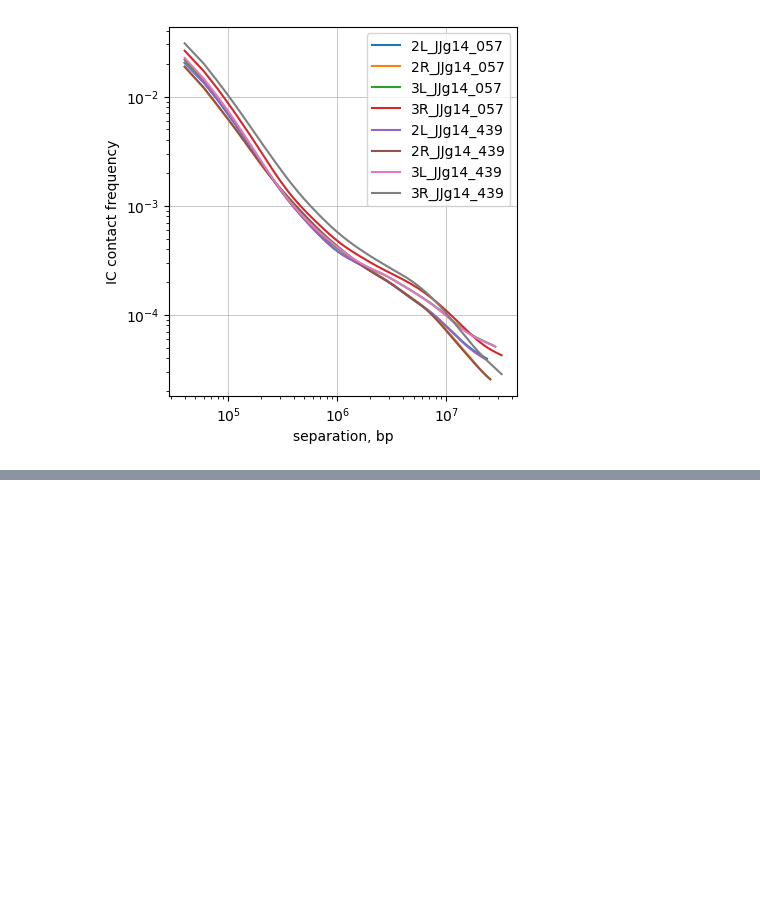
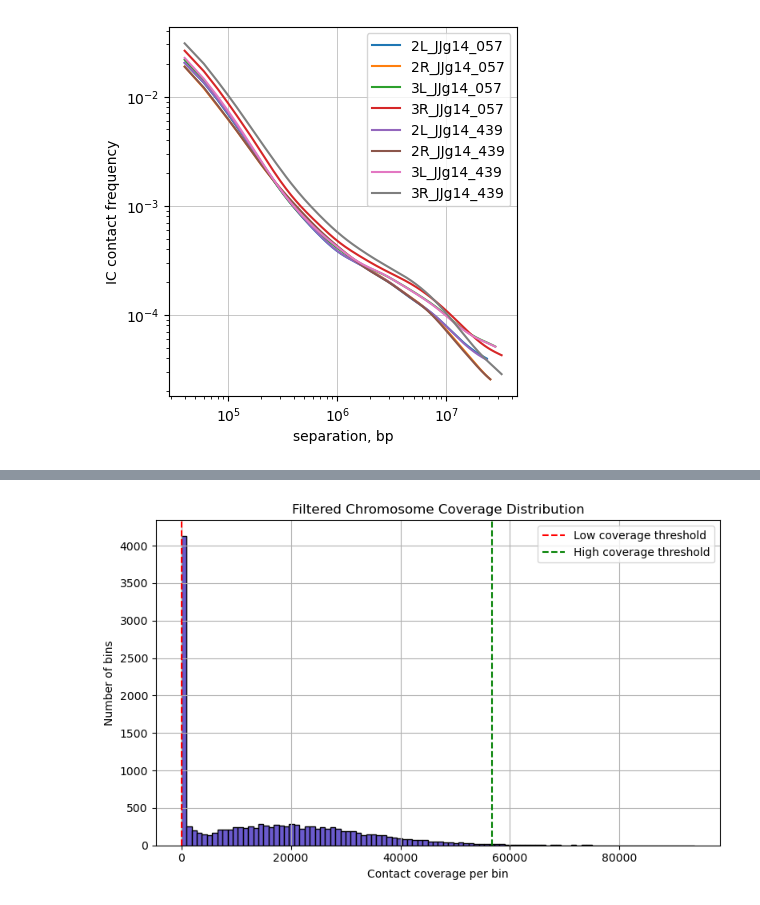
Before and after one commit to gerikson/20250625_PoreC_Jumana, a Jupyter notebook: 20250702_balancingCoolers.ipynb, the cells around one changed output, grey strips where cells are left out. Saved outputs shown, nothing was run; the diff lists cells and outputs as text; code cells hidden in the pictures; blank space fills up the shorter version.

```diff
--- a/20250702_balancingCoolers.ipynb
+++ b/20250702_balancingCoolers.ipynb
@@ -350,0 +447,85 @@ See the caveats in the documentation: https://pandas.pydata.org/pandas-docs/stab
+# %%
+import cooler
+import pandas as pd
+import matplotlib.pyplot as plt
+
+# Load your .cool file
+cool_path = "/data/alhajabed/FlyHiC/PoreC/20250625_balancedMcools/20250403_PnMs_merged_diploidGenome.20kb.cool"
+clr = cooler.Cooler(cool_path)
+
+# Load bins and pixel data
+bins = clr.bins()[:].copy()
+pixels = clr.pixels()[:]
+
+# Filter to include only the target chromosomes
+target_chromosomes = [
+    "2L_JJg14_439", "2R_JJg14_439", "3L_JJg14_439", "3R_JJg14_439",
+    "4_JJg14_439", "X_JJg14_439", "Y_JJg14_439",
+    "2L_JJg14_057", "2R_JJg14_057", "3L_JJg14_057", "3R_JJg14_057",
+    "4_JJg14_057", "X_JJg14_057", "Y_JJg14_057"
+]
+bins = bins[bins["chrom"].isin(target_chromosomes)].copy()
+
+# Compute contact coverage per bin
+bin1_counts = pixels.groupby("bin1_id")["count"].sum()
+bin2_counts = pixels.groupby("bin2_id")["count"].sum()
+coverage = bin1_counts.add(bin2_counts, fill_value=0)
+
+# Merge coverage into bins
+bins["coverage"] = coverage
+bins["coverage"].fillna(0, inplace=True)
+
+# Re-filter again to avoid stray pixels from unlisted chromosomes
+bins = bins[bins["chrom"].isin(target_chromosomes)].copy()
+
+# --------------------------
+# ✅ Summary stats by chromosome
+# --------------------------
+summary = bins.groupby("chrom")["coverage"].agg(
+    total_coverage="sum",
+    mean_coverage="mean",
+    median_coverage="median",
+    min_coverage="min",
+    max_coverage="max",
+    low_coverage_bins=lambda x: (x < 10).sum(),
+    zero_coverage_bins=lambda x: (x == 0).sum()
+)
+
+print("\n=== Per-chromosome coverage summary ===")
+print(summary)
+
+# --------------------------
+# ✅ Define filtering thresholds
+# --------------------------
+low_cov_thresh = 10
+high_cov_thresh = bins["coverage"].quantile(0.99)  # top 1%
+
+# Flag bins
+bins["low_coverage"] = bins["coverage"] < low_cov_thresh
+bins["high_coverage"] = bins["coverage"] > high_cov_thresh
+
+# Report
+num_low = bins["low_coverage"].sum()
+num_high = bins["high_coverage"].sum()
+
+print(f"\nNumber of low coverage bins (< {low_cov_thresh} contacts): {num_low}")
+print(f"Number of high coverage bins (> 99th percentile ~ {high_cov_thresh:.2f}): {num_high}")
+
+# --------------------------
+# ✅ Plot histogram of coverage
+# --------------------------
+plt.figure(figsize=(8, 5))
+plt.hist(bins["coverage"], bins=100, color="slateblue", edgecolor="black")
+plt.axvline(low_cov_thresh, color="red", linestyle="--", label="Low coverage threshold")
+plt.axvline(high_cov_thresh, color="green", linestyle="--", label="High coverage threshold")
+plt.xlabel("Contact coverage per bin")
+plt.ylabel("Number of bins")
+plt.title("Filtered Chromosome Coverage Distribution")
+plt.legend()
+plt.grid(True)
+plt.tight_layout()
+plt.show()
+
+# Optional: Save filtered bin summary
+# bins.to_csv("filtered_binned_coverage.tsv", sep="\t", index=False)
+# %% [output]
@@ -350,0 +549 @@ See the caveats in the documentation: https://pandas.pydata.org/pandas-docs/stab
+[figure, added]
```
Also changed, not shown: parts of 13 cells of this notebook, 2 other files.
